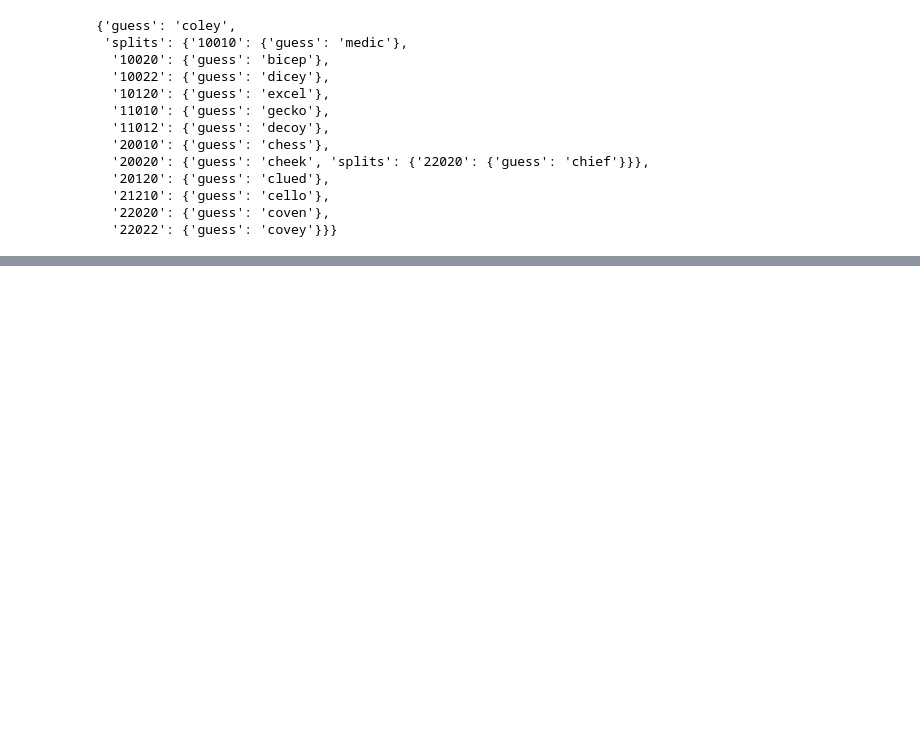
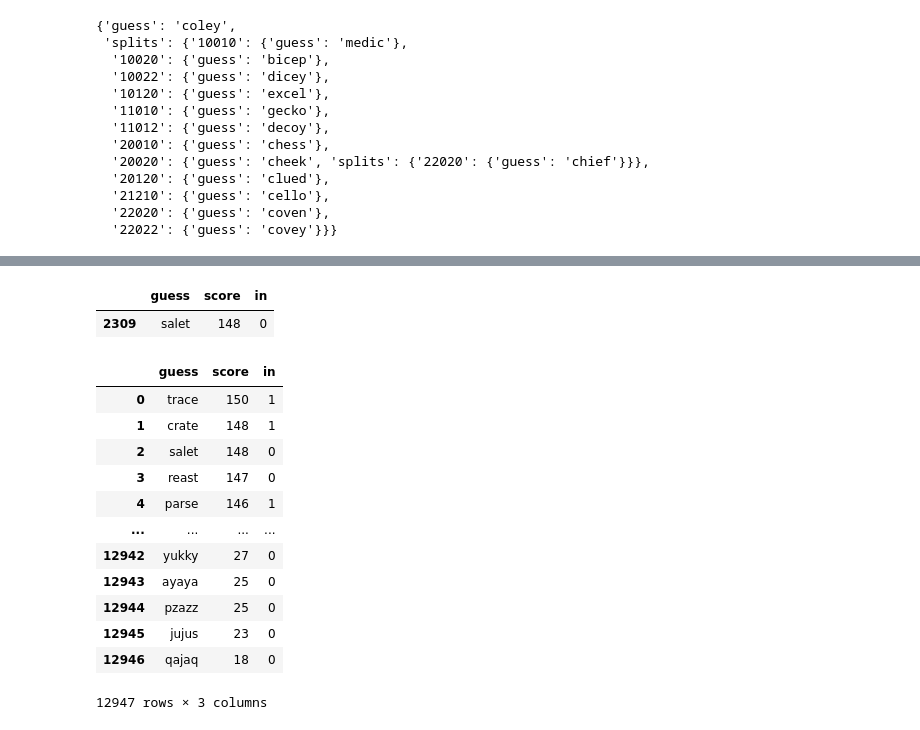
Before and after one commit to cunananm2000/WordleBot, a Jupyter notebook: sandbox.ipynb, the cells around one changed output, grey strips where cells are left out. Cells and saved outputs as stored; diff of their text form; code cells hidden in the pictures; blank space fills up the shorter version.

```diff
--- a/sandbox.ipynb
+++ b/sandbox.ipynb
@@ -548,3 +549,8 @@ with open('originalBestTreeList.txt','w') as g:
             res = check(curr['guess'], s)
             curr = curr['splits'][res]
         g.write(','.join(ans) + '\n')
+# %%
+df = pd.DataFrame()
+df['guess'] = G
+df['score'] = [len(getSplits(g, S)) for g in tqdm(G)]
+df
@@ -550,0 +571,25 @@ with open('originalBestTreeList.txt','w') as g:
+# %%
+df['in'] = [int(g in S) for g in G]
+# %%
+df = df.sort_values(by=['score','in'], ascending=[False, False]).reset_index(drop=True)
+# %%
+df[df['guess'] == 'salet']
+# %% [output]
+|  | guess | score | in |
+| 2309 | salet | 148 | 0 |
+# %%
+df
+# %% [output]
+|  | guess | score | in |
+| 0 | trace | 150 | 1 |
+| 1 | crate | 148 | 1 |
+| 2 | salet | 148 | 0 |
+| 3 | reast | 147 | 0 |
+| 4 | parse | 146 | 1 |
+| ... | ... | ... | ... |
+| 12942 | yukky | 27 | 0 |
+| 12943 | ayaya | 25 | 0 |
+| 12944 | pzazz | 25 | 0 |
+| 12945 | jujus | 23 | 0 |
+| 12946 | qajaq | 18 | 0 |
+12947 rows × 3 columns
```
Also changed, not shown: parts of 2 cells of this notebook.
